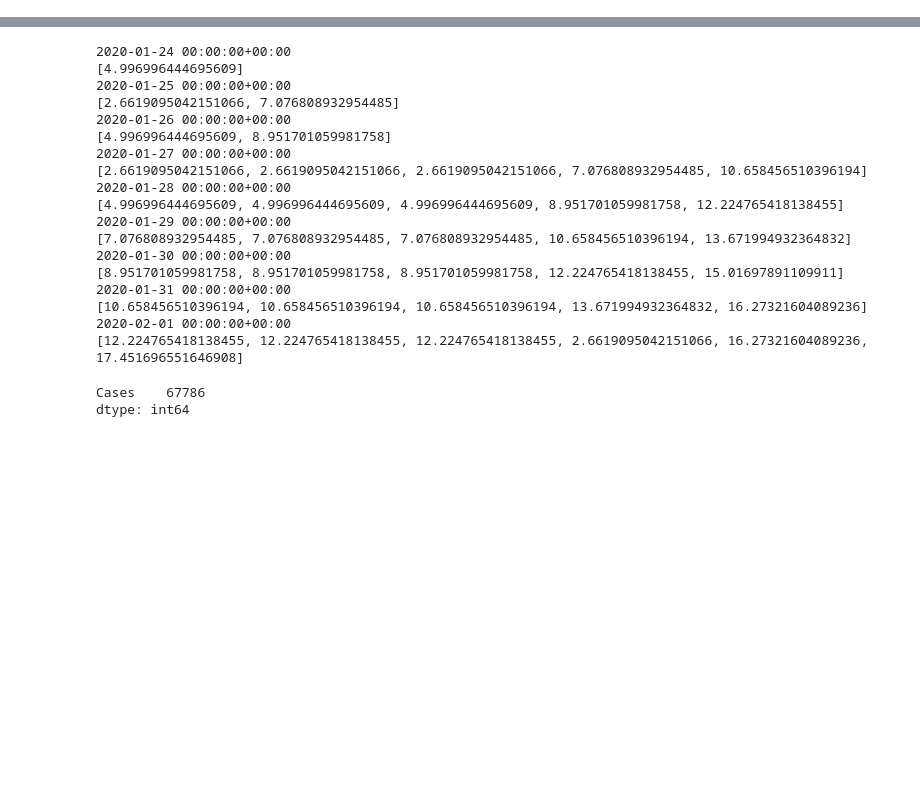
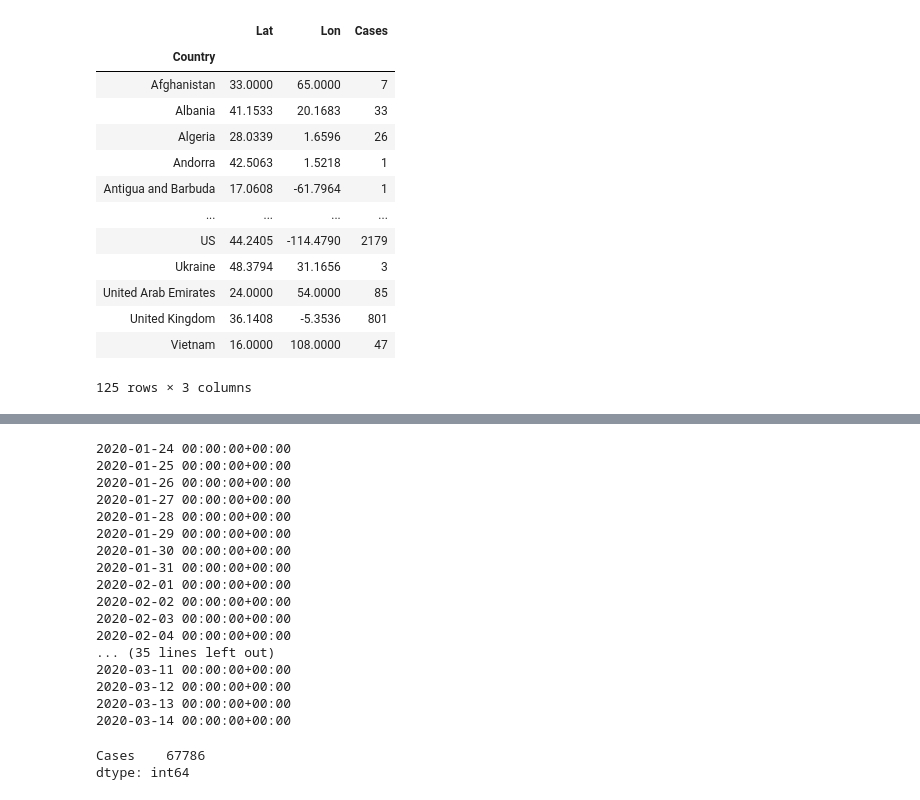
Before and after one commit to josh-byster/covid19-map, a Jupyter notebook: covid.ipynb, the cells around one changed output, grey strips where cells are left out. Drawn from its saved outputs; the diff is of its cells as text; code cells hidden in the pictures; blank space fills up the shorter version.

```diff
--- a/covid.ipynb
+++ b/covid.ipynb
@@ -38,3 +18,20 @@ nonzero_cases = df[(df["Cases"] > 0) & (df["Status"] == "confirmed")]
+# %%
+nonzero_cases[(nonzero_cases['Date'] == "03/13/2020")].sort_values(by="Cases").groupby("Country").agg({"Lat":"first","Lon":"first","Cases":"sum"})
+# %% [output]
+|  | Lat | Lon | Cases |
+| Country |  |  |  |
+| Afghanistan | 33.0000 | 65.0000 | 7 |
+| Albania | 41.1533 | 20.1683 | 33 |
+| Algeria | 28.0339 | 1.6596 | 26 |
+| Andorra | 42.5063 | 1.5218 | 1 |
+| Antigua and Barbuda | 17.0608 | -61.7964 | 1 |
+| ... | ... | ... | ... |
+| US | 44.2405 | -114.4790 | 2179 |
+| Ukraine | 48.3794 | 31.1656 | 3 |
+| United Arab Emirates | 24.0000 | 54.0000 | 85 |
+| United Kingdom | 36.1408 | -5.3536 | 801 |
+| Vietnam | 16.0000 | 108.0000 | 47 |
+125 rows × 3 columns
 # %%
 MARKER_SIZE_MAX = 100
 LOG_SHIFT = 20
@@ -108,26 +109,25 @@ date_list = pd.date_range(start='2020-01-24', end='2020-3-14', tz="UTC")
 for (frame, date) in enumerate(date_list):
     print(date)
     figure = get_map_for_date(date.strftime('%Y/%m/%d'))
-    figure.write_image(f"covid_imgs/img-{frame:03d}.png")
+    figure.write_image(f"imgs/img-{frame:03d}.png")
 # %% [output]
 2020-01-24 00:00:00+00:00
-[4.996996444695609]
 2020-01-25 00:00:00+00:00
-[2.6619095042151066, 7.076808932954485]
 2020-01-26 00:00:00+00:00
-[4.996996444695609, 8.951701059981758]
 2020-01-27 00:00:00+00:00
-[2.6619095042151066, 2.6619095042151066, 2.6619095042151066, 7.076808932954485, 10.658456510396194]
 2020-01-28 00:00:00+00:00
-[4.996996444695609, 4.996996444695609, 4.996996444695609, 8.951701059981758, 12.224765418138455]
 2020-01-29 00:00:00+00:00
-[7.076808932954485, 7.076808932954485, 7.076808932954485, 10.658456510396194, 13.671994932364832]
 2020-01-30 00:00:00+00:00
-[8.951701059981758, 8.951701059981758, 8.951701059981758, 12.224765418138455, 15.01697891109911]
 2020-01-31 00:00:00+00:00
-[10.658456510396194, 10.658456510396194, 10.658456510396194, 13.671994932364832, 16.27321604089236]
 2020-02-01 00:00:00+00:00
-[12.224765418138455, 12.224765418138455, 12.224765418138455, 2.6619095042151066, 16.27321604089236, 17.451696551646908]
+2020-02-02 00:00:00+00:00
+2020-02-03 00:00:00+00:00
+2020-02-04 00:00:00+00:00
+... (35 lines left out)
+2020-03-11 00:00:00+00:00
+2020-03-12 00:00:00+00:00
+2020-03-13 00:00:00+00:00
+2020-03-14 00:00:00+00:00
 # %%
 print(HIGHEST_CASE_COUNT)
 # %% [output]
```
Also changed, not shown: parts of 2 cells of this notebook.
